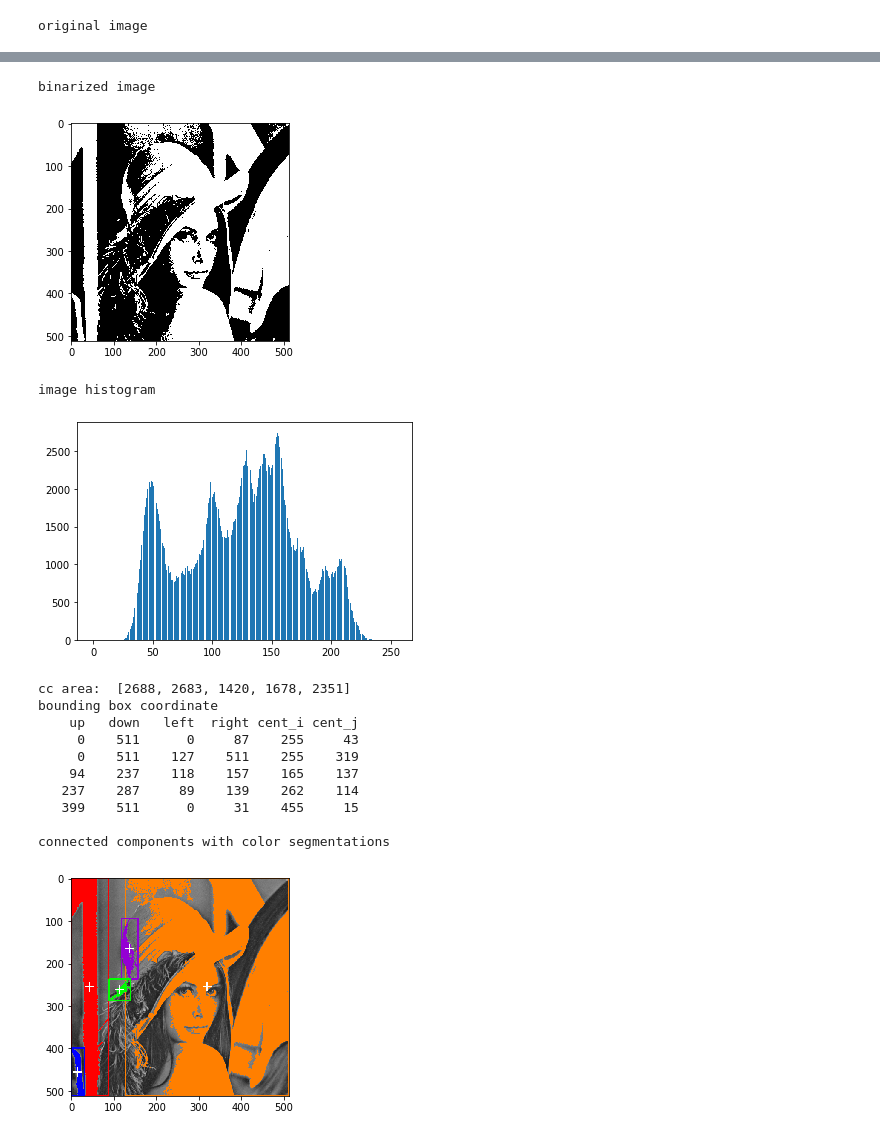
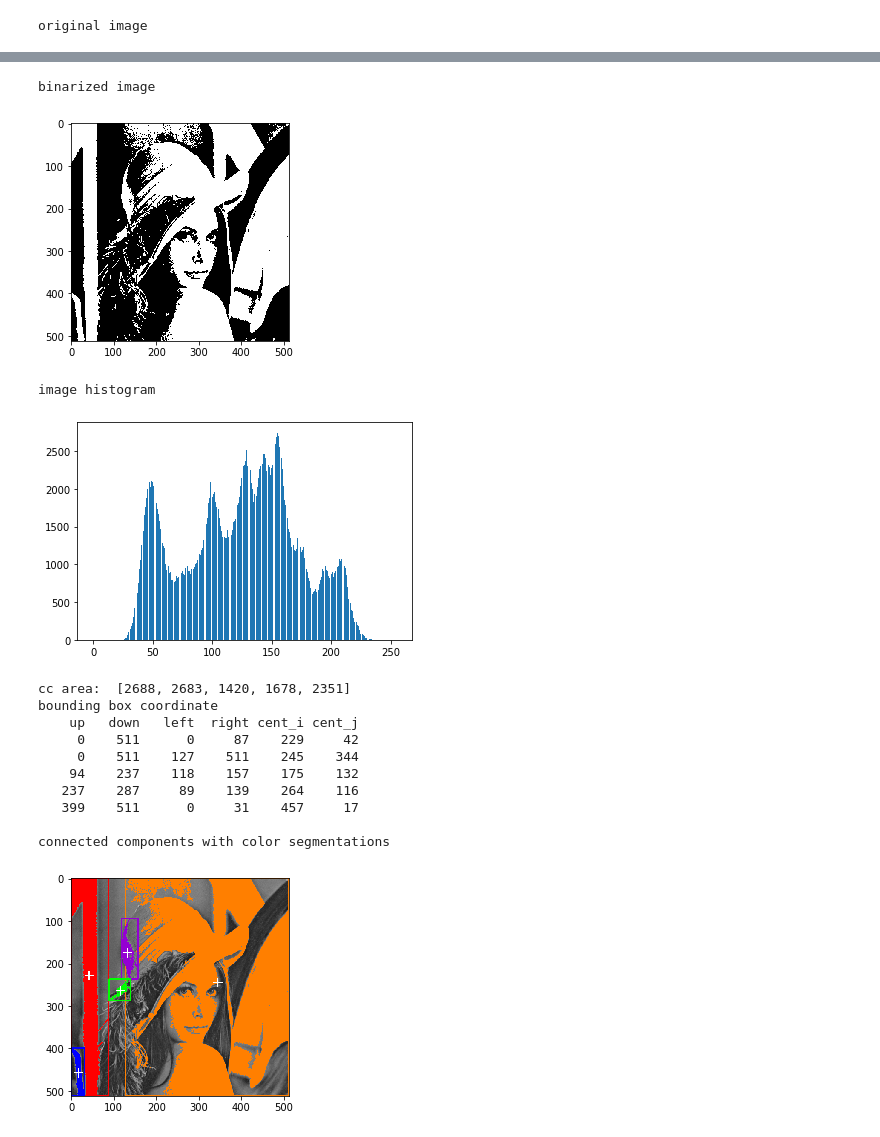
Before and after one commit to Alfons0329/CV_Fall_2019, a Jupyter notebook: HW2/python/hw2.ipynb, the cells around one changed output, grey strips where cells are left out. Drawn from its saved outputs; the diff is of its cells as text; code cells hidden in the pictures.

```diff
--- a/HW2/python/hw2.ipynb
+++ b/HW2/python/hw2.ipynb
@@ -150,39 +150,40 @@ def connected_components():
         l = min(cc_pos[each_cc_value], key = lambda i : i [1])[1]
         r = max(cc_pos[each_cc_value], key = lambda i : i [1])[1]
 
-        cen_i = (u + d) // 2
-        cen_j = (l + r) // 2
+        cen_i, cen_j = [sum(i) / len(i) for i in zip(*cc_pos[each_cc_value])]
+        cen_i = int(cen_i)
+        cen_j = int(cen_j)
 
         print('%6d %6d %6d %6d %6d %6d' %(u, d, l, r, cen_i, cen_j))
 
         for (i, j) in cc_pos[each_cc_value]:
             rgb_img[i, j] = rainbow[rainbow_idx % 6]
 
         draw_rect(u, d, l, r, rainbow[rainbow_idx % 6])
         draw_cent(cen_i, cen_j, (255, 255, 255))
         rainbow_idx += 1
 
 ########## driver functions the 3rd problem #######
 connected_components()
 print('\nconnected components with color segmentations')
 plt.imshow(rgb_img)
 plt.savefig('lena_connected_components.png')
 plt.show()
 # %% [output]
 original image
 [figure]
 binarized image
 [figure]
 image histogram
 [figure]
 cc area:  [2688, 2683, 1420, 1678, 2351]
 bounding box coordinate
     up   down   left  right cent_i cent_j
-     0    511      0     87    255     43
-     0    511    127    511    255    319
-    94    237    118    157    165    137
-   237    287     89    139    262    114
-   399    511      0     31    455     15
+     0    511      0     87    229     42
+     0    511    127    511    245    344
+    94    237    118    157    175    132
+   237    287     89    139    264    116
+   399    511      0     31    457     17
 
 connected components with color segmentations
-[figure, old version]
+[figure, new version]
```
Also changed, not shown: 2 other files.
